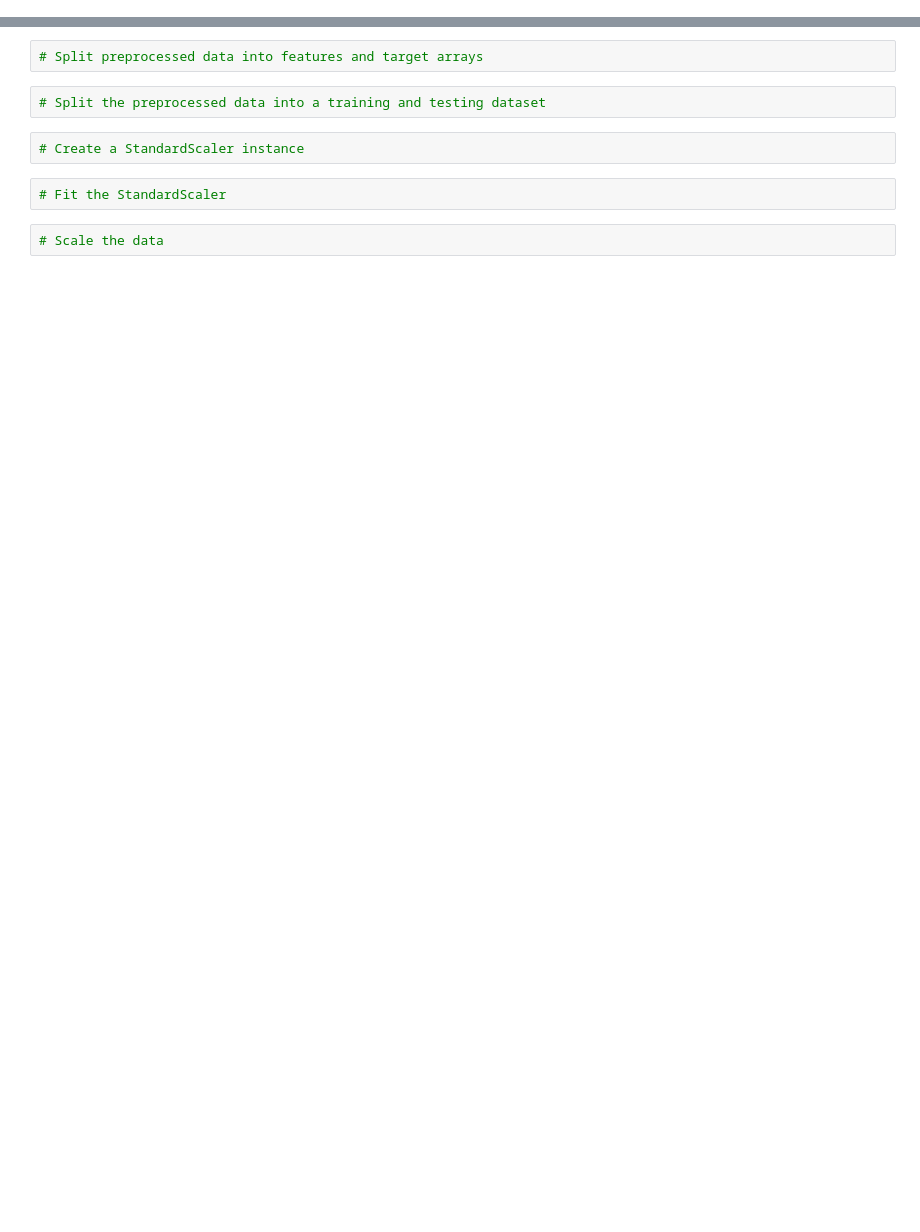
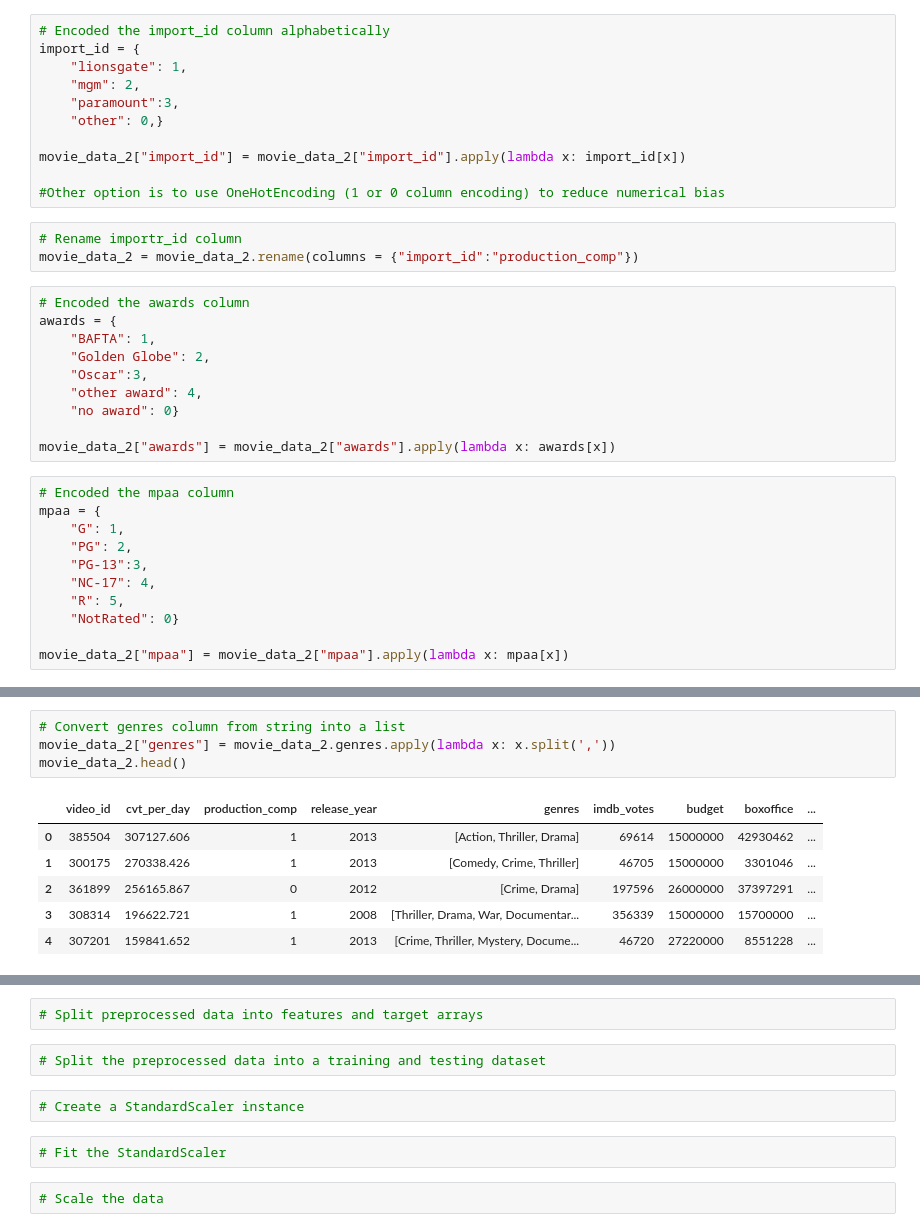
Before and after one commit to hemsmalli5/test, a Jupyter notebook: Project_Master.ipynb, the cells around one changed output, grey strips where cells are left out. Cells and saved outputs as stored; diff of their text form; blank space fills up the shorter version.

```diff
--- a/Project_Master.ipynb
+++ b/Project_Master.ipynb
@@ -145,0 +96,35 @@ Some videos belongs to more than one genere, the genre of each video is splitted
+# %%
+# Encoded the import_id column alphabetically
+import_id = {
+    "lionsgate": 1,
+    "mgm": 2,
+    "paramount":3,
+    "other": 0,}
+
+movie_data_2["import_id"] = movie_data_2["import_id"].apply(lambda x: import_id[x])
+
+#Other option is to use OneHotEncoding (1 or 0 column encoding) to reduce numerical bias
+# %%
+# Rename importr_id column
+movie_data_2 = movie_data_2.rename(columns = {"import_id":"production_comp"})
+# %%
+# Encoded the awards column
+awards = {
+    "BAFTA": 1,
+    "Golden Globe": 2,
+    "Oscar":3,
+    "other award": 4,
+    "no award": 0}
+
+movie_data_2["awards"] = movie_data_2["awards"].apply(lambda x: awards[x])
+# %%
+# Encoded the mpaa column
+mpaa = {
+    "G": 1,
+    "PG": 2,
+    "PG-13":3,
+    "NC-17": 4,
+    "R": 5,
+    "NotRated": 0}
+
+movie_data_2["mpaa"] = movie_data_2["mpaa"].apply(lambda x: mpaa[x])
@@ -145,0 +156,11 @@ Some videos belongs to more than one genere, the genre of each video is splitted
+# %%
+# Convert genres column from string into a list
+movie_data_2["genres"] = movie_data_2.genres.apply(lambda x: x.split(','))
+movie_data_2.head()
+# %% [output]
+|  | video_id | cvt_per_day | production_comp | release_year | genres | imdb_votes | budget | boxoffice | ... |
+| 0 | 385504 | 307127.606 | 1 | 2013 | [Action, Thriller, Drama] | 69614 | 15000000 | 42930462 | ... |
+| 1 | 300175 | 270338.426 | 1 | 2013 | [Comedy, Crime, Thriller] | 46705 | 15000000 | 3301046 | ... |
+| 2 | 361899 | 256165.867 | 0 | 2012 | [Crime, Drama] | 197596 | 26000000 | 37397291 | ... |
+| 3 | 308314 | 196622.721 | 1 | 2008 | [Thriller, Drama, War, Documentar... | 356339 | 15000000 | 15700000 | ... |
+| 4 | 307201 | 159841.652 | 1 | 2013 | [Crime, Thriller, Mystery, Docume... | 46720 | 27220000 | 8551228 | ... |
```
Also changed, not shown: parts of 65 cells of this notebook.
